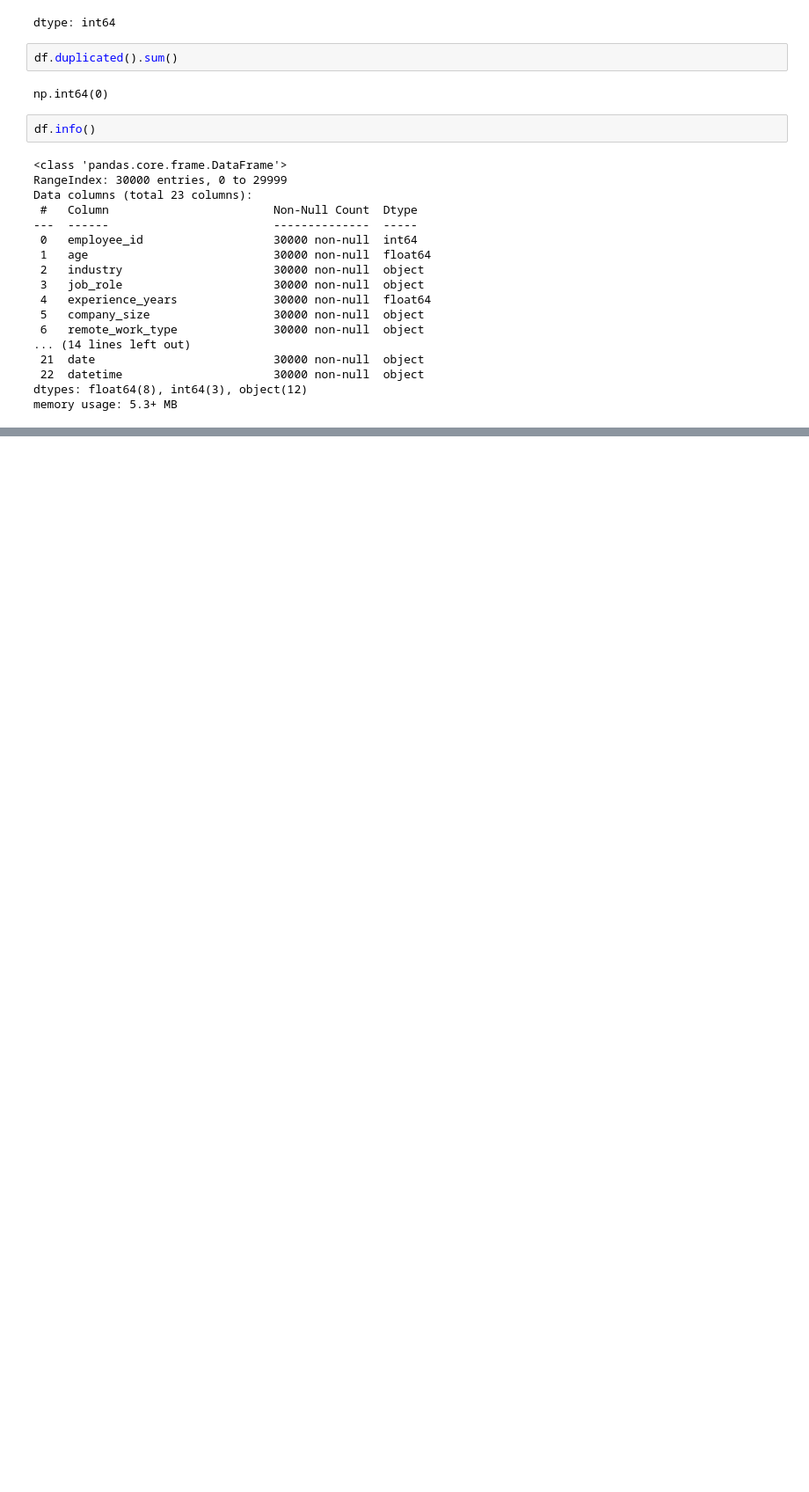
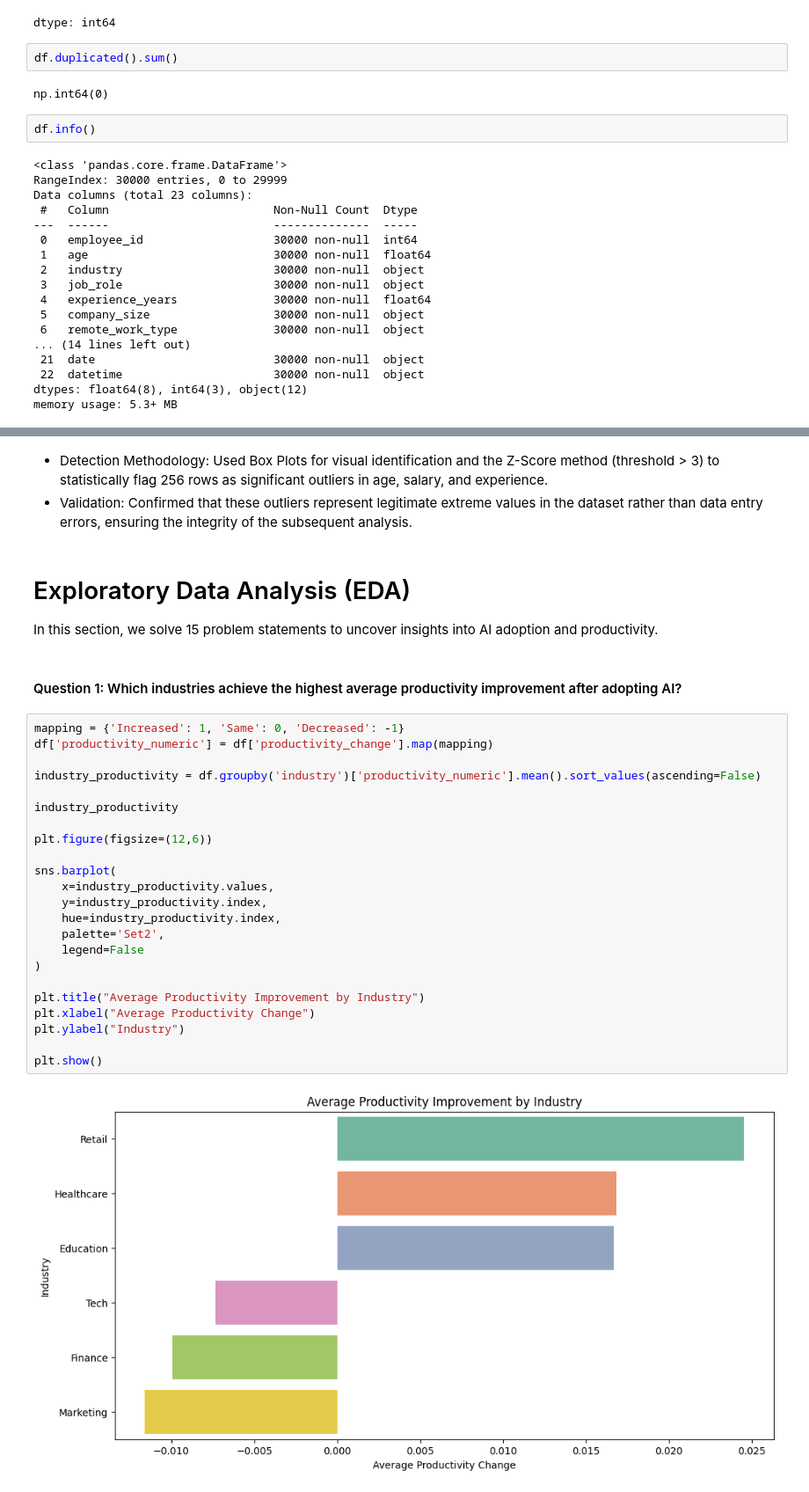
Before and after one commit to umang0015/AI-Tools-Usage-And-Productivity-Analysis, a Jupyter notebook: Project1_checkpoint.ipynb, the cells around one changed output, grey strips where cells are left out. Shown at 88% size. Drawn from its saved outputs; the diff is of its cells as text; blank space fills up the shorter version.

Commit message:
Added some questions answers

```diff
--- a/Project1_checkpoint.ipynb
+++ b/Project1_checkpoint.ipynb
@@ -360,0 +378,33 @@ df.head(15)
+# %% [markdown]
+*   Detection Methodology: Used Box Plots for visual identification and the Z-Score method (threshold > 3) to statistically flag 256 rows as significant outliers in age, salary, and experience.
+*   Validation: Confirmed that these outliers represent legitimate extreme values in the dataset rather than data entry errors, ensuring the integrity of the subsequent analysis.
+# %% [markdown]
+# Exploratory Data Analysis (EDA)
+In this section, we solve 15 problem statements to uncover insights into AI adoption and productivity.
+# %% [markdown]
+#### Question 1: Which industries achieve the highest average productivity improvement after adopting AI?
+# %%
+mapping = {'Increased': 1, 'Same': 0, 'Decreased': -1}
+df['productivity_numeric'] = df['productivity_change'].map(mapping)
+
+industry_productivity = df.groupby('industry')['productivity_numeric'].mean().sort_values(ascending=False)
+
+industry_productivity
+
+plt.figure(figsize=(12,6))
+
+sns.barplot(
+    x=industry_productivity.values,
+    y=industry_productivity.index,
+    hue=industry_productivity.index,
+    palette='Set2',
+    legend=False
+)
+
+plt.title("Average Productivity Improvement by Industry")
+plt.xlabel("Average Productivity Change")
+plt.ylabel("Industry")
+
+plt.show()
+# %% [output]
+[figure, added]
```
Also changed, not shown: parts of 12 cells of this notebook.
